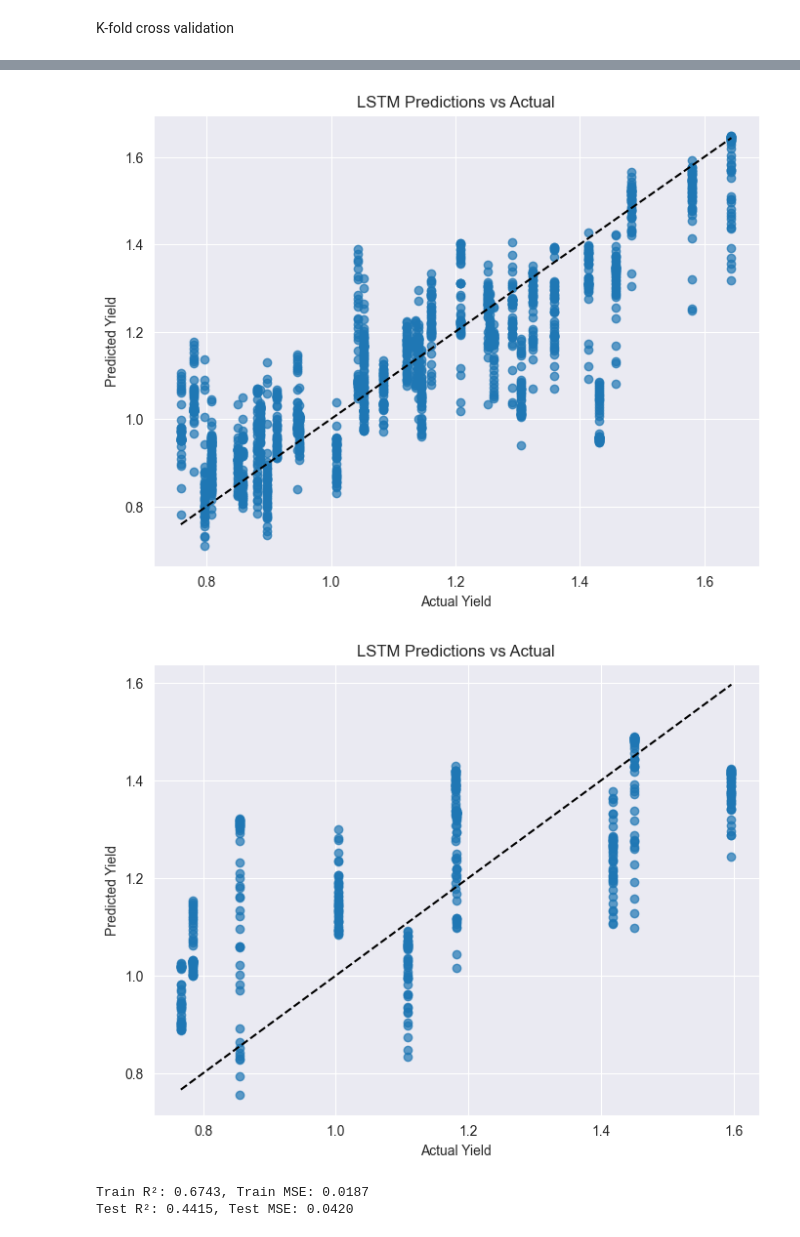
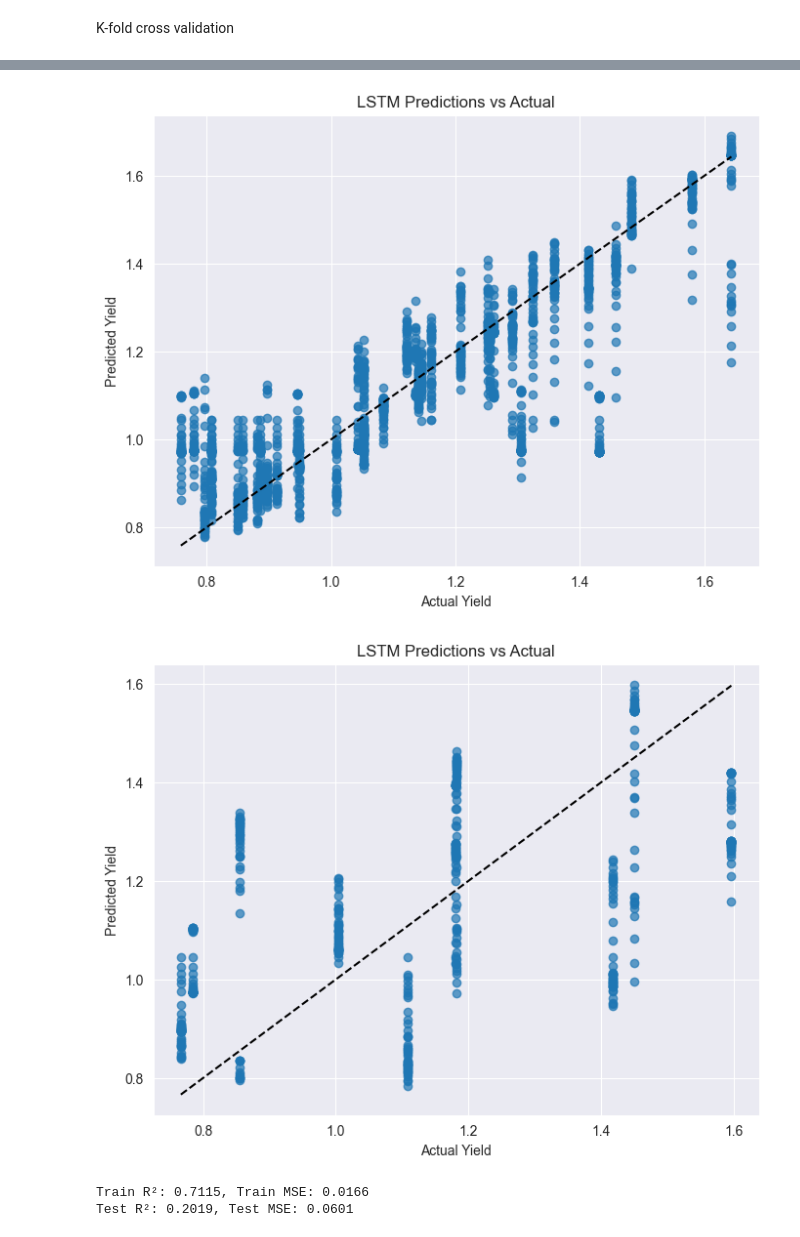
Before and after one commit to lochanamalt/IoT-data-yield-prediction, a Jupyter notebook: gru-pytorch-progressing_window.ipynb, the cells around one changed output, grey strips where cells are left out. Saved outputs shown, nothing was run; the diff lists cells and outputs as text; code cells hidden in the pictures.

Commit message:
updated gru training

```diff
--- a/gru-pytorch-progressing_window.ipynb
+++ b/gru-pytorch-progressing_window.ipynb
@@ -18,14 +18,16 @@ tensor([2., 4., 6.], device='cuda:0')
 # %%
 device = torch.device("cuda" if torch.cuda.is_available() else "cpu")
 # %%
-vi_features = ['ndvi_noir_rgb_method', 'gndvi_noir_rgb_method', 'rdvi_noir_rgb_method', 'savi_noir_rgb_method', 'sr_noir_rgb_method','evi_noir_rgb_method', 'cigreen_noir_rgb_method' ]
-
-features = vi_features + ['lepton_mean_temp', 'lepton_min_temp', 'lepton_max_temp']
+vi_features = ['ndvi_noir_rgb_method', 'gndvi_noir_rgb_method', 'rdvi_noir_rgb_method', 'savi_noir_rgb_method', 'sr_noir_rgb_method','evi_noir_rgb_method', 'cigreen_noir_rgb_method' , 'gli', 'vari']
+# weather_features = ['Solar', 'Precipitation', 'AirTemp', 'Vapor_Pressure', 'AtmPressure', 'RelHumidity']
+weather_features = []
+canopy_temp_features = ['lepton_mean_temp', 'lepton_min_temp', 'lepton_max_temp']
+features = vi_features + canopy_temp_features + weather_features
 output_variable = 'GYLD_kg_m3'
 # %%
 # Loading saved training test
-train_df = pd.read_excel("data/stratified_train_test_datasets_v2.xlsx", sheet_name='Train')
-test_df = pd.read_excel("data/stratified_train_test_datasets_v2.xlsx", sheet_name='Test')
+train_df = pd.read_excel("data/stratified_train_test_datasets_v3.xlsx", sheet_name='Train')
+test_df = pd.read_excel("data/stratified_train_test_datasets_v3.xlsx", sheet_name='Test')
 
 sns.kdeplot(train_df[output_variable], label='Train')
 sns.kdeplot(test_df[output_variable], label='Test')
@@ -203,7 +291,7 @@ print("Best hyperparameters:", study.best_params)
 # %%
 
 
-cols_to_pad = ['lepton_max_temp', 'lepton_min_temp', 'lepton_mean_temp']
+cols_to_pad = canopy_temp_features + weather_features
 train_df_scaled[cols_to_pad] = train_df_scaled[cols_to_pad].fillna(pad_value)
 test_df_scaled[cols_to_pad] = test_df_scaled[cols_to_pad].fillna(pad_value)
 # %%
@@ -406,8 +486,14 @@ Epoch [153/1000] - Train Loss: 0.04478
 
 # Best R²: 0.4483
 # criterion_method = L1 Loss
-best_gru_params =  {'hidden_size': 64, 'num_layers': 1, 'dropout': 0.10344360354230203, 'lr': 0.0002476906474606584, 'weight_decay': 0.0005347879641161282, 'batch_size': 8}
+# best_gru_params =  {'hidden_size': 64, 'num_layers': 1, 'dropout': 0.10344360354230203, 'lr': 0.0002476906474606584, 'weight_decay': 0.0005347879641161282, 'batch_size': 8}
 
+
+# Best R²: 0.4605
+# criterion_method = L1 Loss
+# best_gru_params = {'hidden_size': 32, 'num_layers': 1, 'dropout': 0.03884806018039991, 'lr': 0.00042173321148857924, 'weight_decay': 0.0004972207591747834, 'batch_size': 64}
+
+best_gru_params = {'hidden_size': 16, 'num_layers': 2, 'dropout': 0.49496831613966813, 'lr': 0.001781815233181339, 'weight_decay': 0.0008288750968457229, 'batch_size': 16}
 
 best_model = GRUModel(
     input_size=len(features),
@@ -472,20 +557,21 @@ plt.show()
 # %%
-from train_eval_functions import evaluate_model
+# from train_eval_functions import evaluate_model
 
-best_model.load_state_dict(torch.load("best_gru_models/best_model_hyper_param_1.pth", map_location=device))
+state_dict = torch.load("best_model_hyper_param41.pth", map_location=device)
+best_model.load_state_dict(state_dict)
 
 # Training metrics
 r2_train, mse_train = evaluate_model(best_model, train_loader, output_variable_scaler=scaler_y, doInverseTransformScale = True,  plot_pred_vs_true=True)
 # Test metrics
 r2_test, mse_test = evaluate_model(best_model, test_loader, output_variable_scaler=scaler_y, doInverseTransformScale = True,  plot_pred_vs_true=True)
 
 print(f'Train R²: {r2_train:.4f}, Train MSE: {mse_train:.4f}')
 print(f'Test R²: {r2_test:.4f}, Test MSE: {mse_test:.4f}')
 # %% [output]
-[figure, old version]
+[figure, new version]
-[figure, old version]
+[figure, new version]
-Train R²: 0.6743, Train MSE: 0.0187
-Test R²: 0.4415, Test MSE: 0.0420
+Train R²: 0.7115, Train MSE: 0.0166
+Test R²: 0.2019, Test MSE: 0.0601
 # %%
 # save model
 torch.save(best_model, "best_gru_models/best_model_full_1.pth")
```
Also changed, not shown: parts of 14 cells of this notebook.
